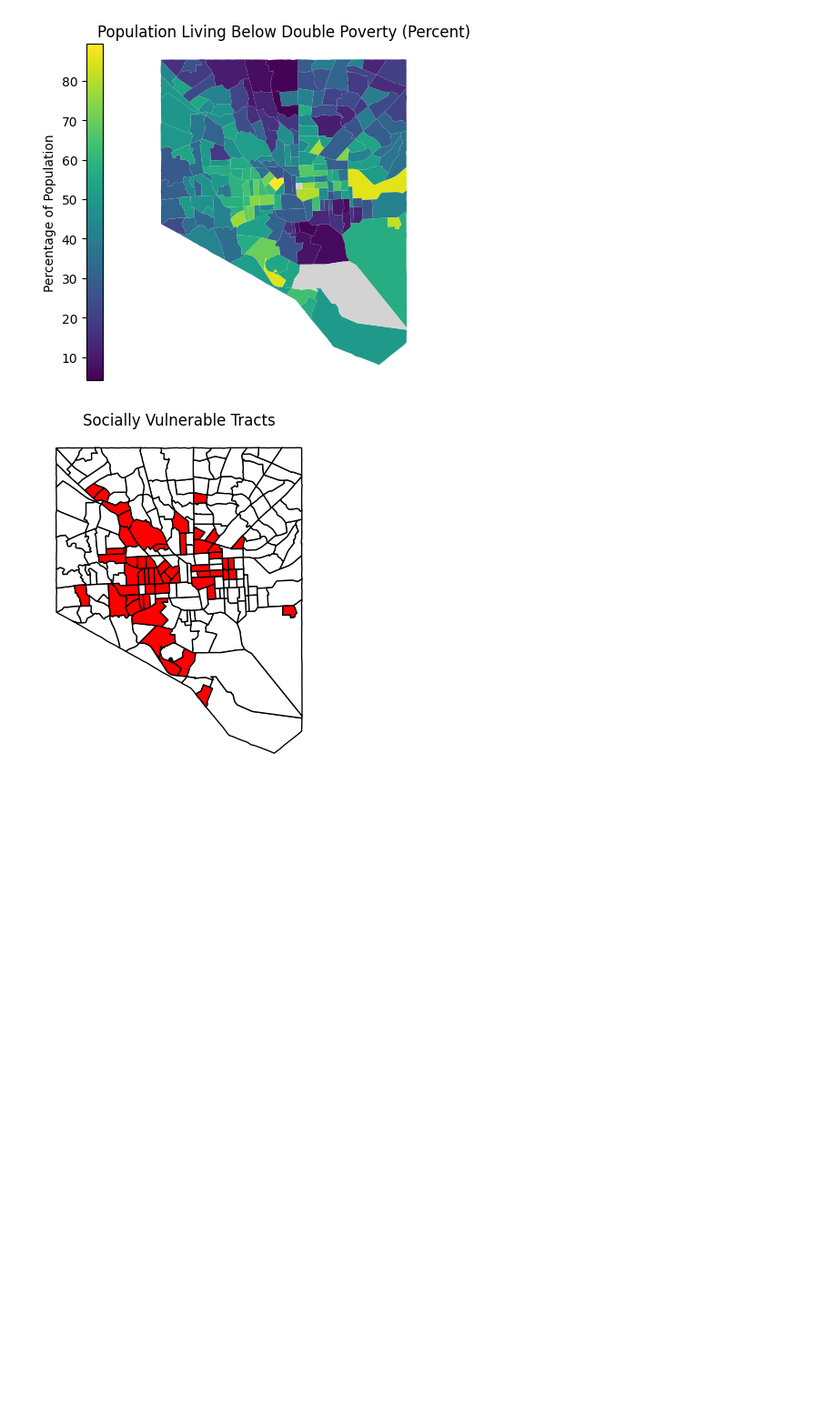
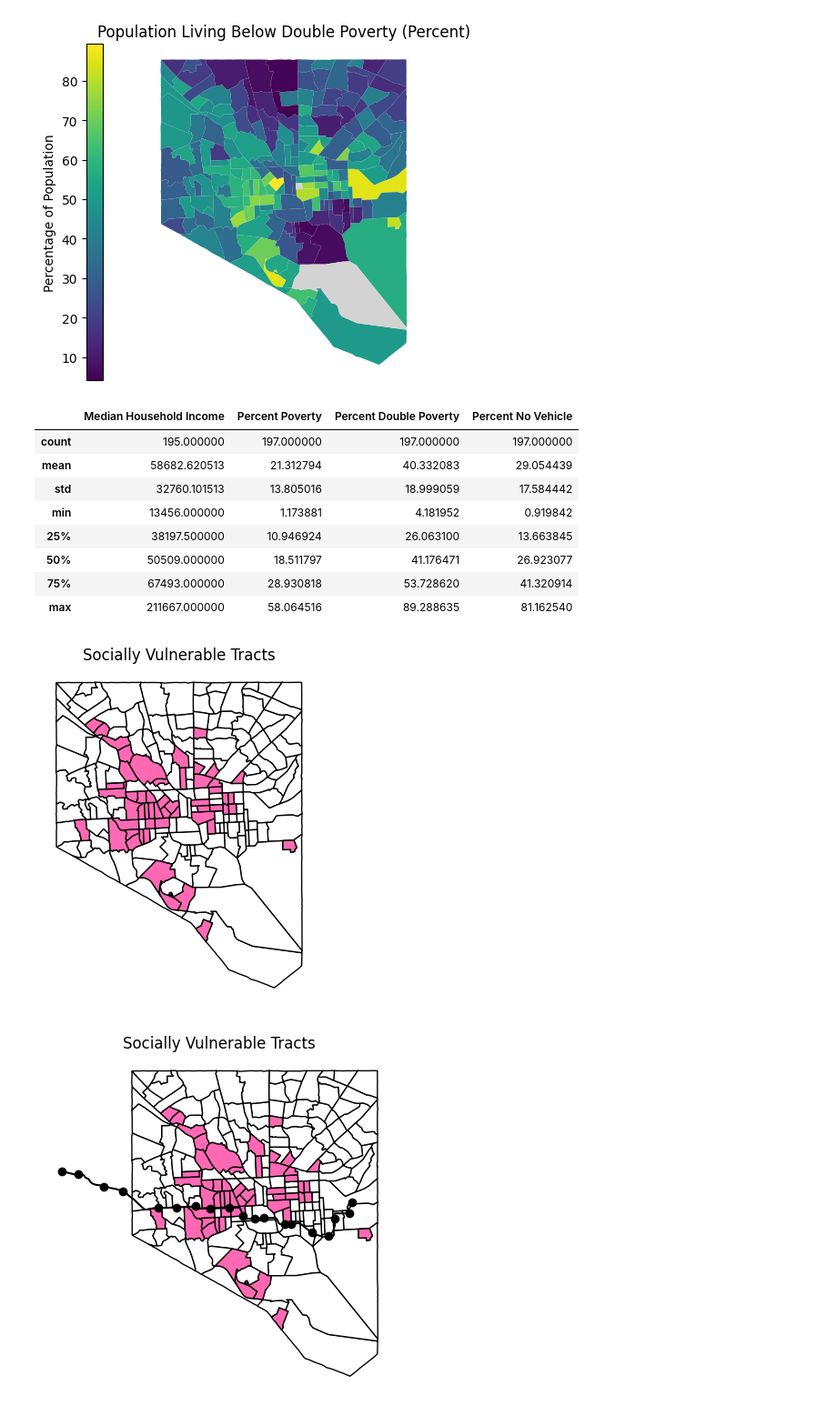
Before and after one commit to EllieBard/RedLine, a Jupyter notebook: Final.ipynb, the cells around one changed output. Shown at 91% size. Drawn from its saved outputs; the diff is of its cells as text; code cells hidden in the pictures; blank space fills up the shorter version.

```diff
--- a/Final.ipynb
+++ b/Final.ipynb
@@ -108,6 +83,7 @@ plotting(vehicle_household_map, 'Percent No Vehicle', 'Percentage of Households'
 
 #data downloaded from: https://data.census.gov/table?q=B19013&g=050XX00US24510$1400000&tid=ACSDT5Y2021.B19013&moe=false
 #"B19013", 2021: ACS 5-Year Estimates Detailed Tables
+#Baltimore median houshold income from: https://data.census.gov/table?g=060XX00US2451090000&tid=ACSST5Y2021.S1901&moe=false
 
 #read cvs file, transpose, format, and merge with geodataframe
 median_house_income = pd.read_csv('ACSDT5Y2021.B19013-2023-08-12T151751.csv', thousands = ',')
@@ -116,7 +92,7 @@ median_house_income['Median Household Income'] = median_house_income['Median hou
 median_house_income_map = tract21.merge(median_house_income, on='GEOID')
 
 #calculate 80% of Baltimore's median household income
-baltimore_median80 = 54652*.8
+baltimore_median80 = 54124*.8
 
 #plot median household income by tract
 plotting(median_house_income_map, 'Median Household Income', 'Household Income Past 12 Months (USD)', 'Median Household Income')
@@ -175,15 +151,38 @@ plotting(double_poverty_map, 'Percent Double Poverty', 'Percentage of Population
 <Axes: title={'center': 'Population Living Below Double Poverty (Percent)'}>
 [figure]
 # %%
+##Social vulnerability map
+
 #merge dataframes and identify socially vulnerable tracts
 social_vulnerability = vehicle_household_map.merge(median_house_income, on = 'GEOID').merge(poverty_level, on = 'GEOID').merge(double_poverty, on = 'GEOID')
+total_data = social_vulnerability[['Median Household Income', 'Percent Poverty', 'Percent Double Poverty', 'Percent No Vehicle']].describe()
 social_vulnerability = social_vulnerability.loc[(social_vulnerability['Percent Poverty'] > 20) & (social_vulnerability['Median Household Income'] < baltimore_median80) & (social_vulnerability['Percent No Vehicle'] > 30) & (social_vulnerability['Percent Double Poverty'] >40)]
 
 #plot socially vulnerable tracts
 base = tract21.plot(color = 'white', edgecolor = 'black')
-social_vulnerability.plot(ax=base, color = 'red', edgecolor = 'black')
+social_vulnerability.plot(ax=base, color = 'hotpink', edgecolor = 'black')
 plt.title('Socially Vulnerable Tracts')
 base.set_axis_off()
+
+#plot socially vulnerable tracts and red line
+base = tract21.plot(color = 'white', edgecolor = 'black')
+social_vulnerability.plot(ax=base, color = 'hotpink', edgecolor = 'black')
+alignment.plot(ax = base, color = 'black')
+stations.plot(ax = base, color = 'black')
+plt.title('Socially Vulnerable Tracts')
+base.set_axis_off()
+
+total_data
 # %% [output]
+|  | Median Household Income | Percent Poverty | Percent Double Poverty | Percent No Vehicle |
+| count | 195.000000 | 197.000000 | 197.000000 | 197.000000 |
+| mean | 58682.620513 | 21.312794 | 40.332083 | 29.054439 |
+| std | 32760.101513 | 13.805016 | 18.999059 | 17.584442 |
+| min | 13456.000000 | 1.173881 | 4.181952 | 0.919842 |
+| 25% | 38197.500000 | 10.946924 | 26.063100 | 13.663845 |
+| 50% | 50509.000000 | 18.511797 | 41.176471 | 26.923077 |
+| 75% | 67493.000000 | 28.930818 | 53.728620 | 41.320914 |
+| max | 211667.000000 | 58.064516 | 89.288635 | 81.162540 |
-[figure, old version]
+[figure, new version]
+[figure, added]
 # %%
```
Also changed, not shown: parts of 14 cells of this notebook, 1 other file.
